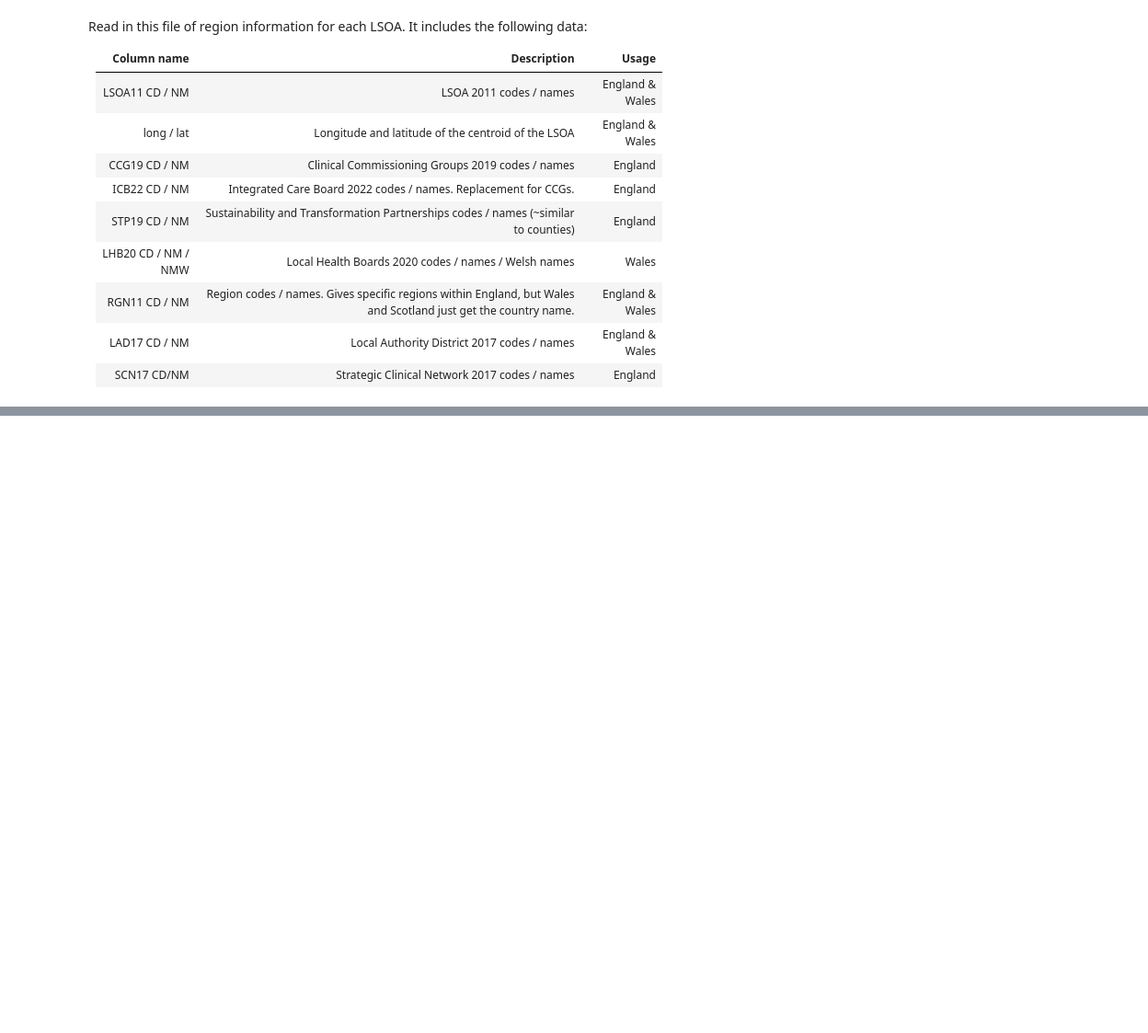
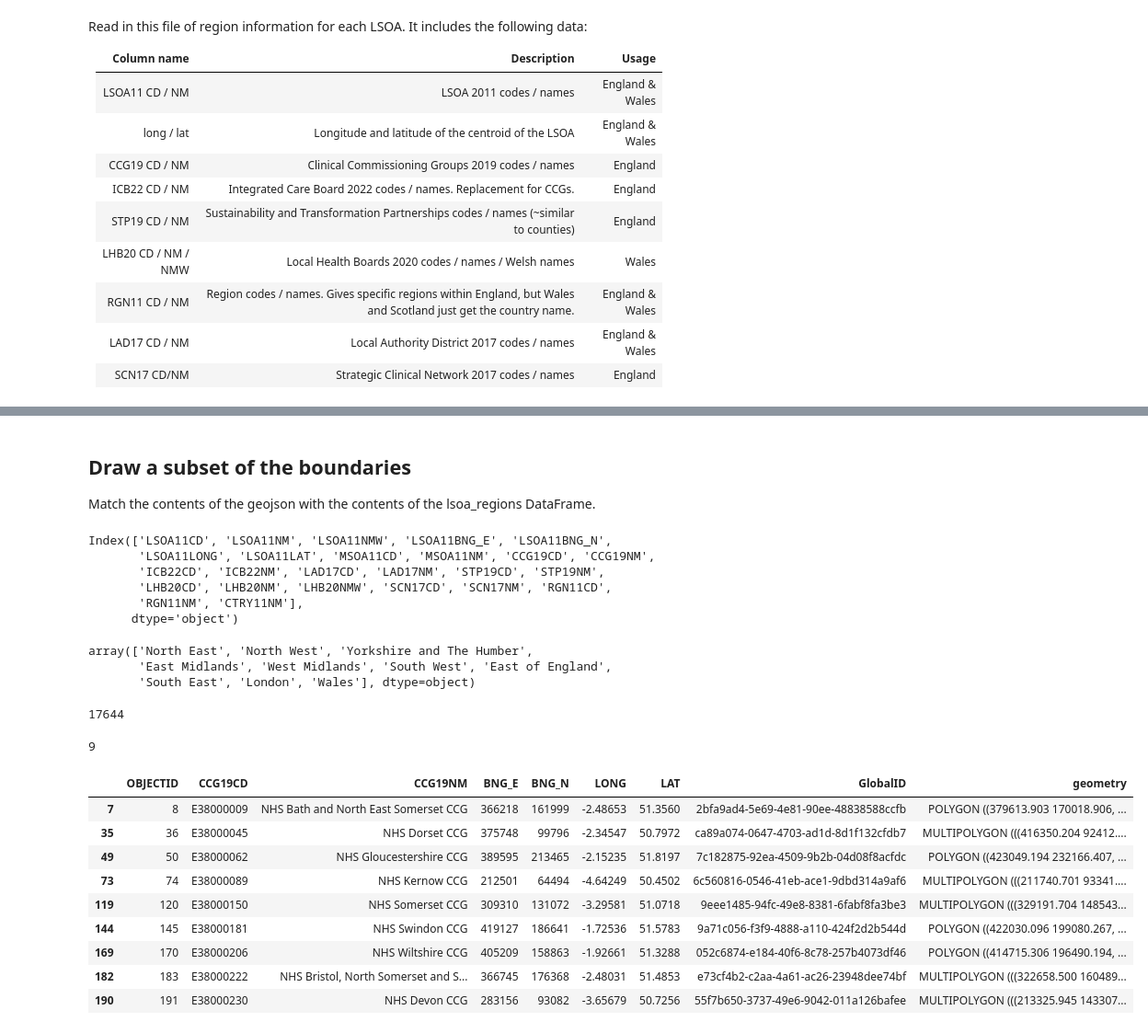
Before and after one commit to stroke-modelling/plot-maps, a Jupyter notebook: demos/01b_boundaries.ipynb, the cells around one changed output, grey strips where cells are left out. Shown at 92% size. Cells and saved outputs as stored; diff of their text form; code cells hidden in the pictures; blank space fills up the shorter version.

```diff
--- a/demos/01b_boundaries.ipynb
+++ b/demos/01b_boundaries.ipynb
@@ -157,0 +127,45 @@ plt.show()
+# %% [markdown]
+## Draw a subset of the boundaries
+
+Match the contents of the geojson with the contents of the lsoa_regions DataFrame.
+# %%
+lsoa_regions.columns
+# %% [output]
+Index(['LSOA11CD', 'LSOA11NM', 'LSOA11NMW', 'LSOA11BNG_E', 'LSOA11BNG_N',
+       'LSOA11LONG', 'LSOA11LAT', 'MSOA11CD', 'MSOA11NM', 'CCG19CD', 'CCG19NM',
+       'ICB22CD', 'ICB22NM', 'LAD17CD', 'LAD17NM', 'STP19CD', 'STP19NM',
+       'LHB20CD', 'LHB20NM', 'LHB20NMW', 'SCN17CD', 'SCN17NM', 'RGN11CD',
+       'RGN11NM', 'CTRY11NM'],
+      dtype='object')
+# %%
+lsoa_regions['RGN11NM'].unique()
+# %% [output]
+array(['North East', 'North West', 'Yorkshire and The Humber',
+       'East Midlands', 'West Midlands', 'South West', 'East of England',
+       'South East', 'London', 'Wales'], dtype=object)
+# %%
+df_to_draw = lsoa_regions[lsoa_regions['RGN11NM'] == 'South West']
+
+len(df_to_draw)
+# %% [output]
+17644
+# %%
+df_geojson_to_draw = df_geojson[
+    df_geojson['CCG19NM'].isin(df_to_draw['CCG19NM'].values)]
+
+len(df_geojson_to_draw)
+# %% [output]
+9
+# %%
+df_geojson_to_draw
+# %% [output]
+|  | OBJECTID | CCG19CD | CCG19NM | BNG_E | BNG_N | LONG | LAT | GlobalID | geometry |
+| 7 | 8 | E38000009 | NHS Bath and North East Somerset CCG | 366218 | 161999 | -2.48653 | 51.3560 | 2bfa9ad4-5e69-4e81-90ee-48838588ccfb | POLYGON ((379613.903 170018.906, ... |
+| 35 | 36 | E38000045 | NHS Dorset CCG | 375748 | 99796 | -2.34547 | 50.7972 | ca89a074-0647-4703-ad1d-8d1f132cfdb7 | MULTIPOLYGON (((416350.204 92412.... |
+| 49 | 50 | E38000062 | NHS Gloucestershire CCG | 389595 | 213465 | -2.15235 | 51.8197 | 7c182875-92ea-4509-9b2b-04d08f8acfdc | POLYGON ((423049.194 232166.407, ... |
+| 73 | 74 | E38000089 | NHS Kernow CCG | 212501 | 64494 | -4.64249 | 50.4502 | 6c560816-0546-41eb-ace1-9dbd314a9af6 | MULTIPOLYGON (((211740.701 93341.... |
+| 119 | 120 | E38000150 | NHS Somerset CCG | 309310 | 131072 | -3.29581 | 51.0718 | 9eee1485-94fc-49e8-8381-6fabf8fa3be3 | MULTIPOLYGON (((329191.704 148543... |
+| 144 | 145 | E38000181 | NHS Swindon CCG | 419127 | 186641 | -1.72536 | 51.5783 | 9a71c056-f3f9-4888-a110-424f2d2b544d | POLYGON ((422030.096 199080.267, ... |
+| 169 | 170 | E38000206 | NHS Wiltshire CCG | 405209 | 158863 | -1.92661 | 51.3288 | 052c6874-e184-40f6-8c78-257b4073df46 | POLYGON ((414715.306 196490.194, ... |
+| 182 | 183 | E38000222 | NHS Bristol, North Somerset and S... | 366745 | 176368 | -2.48031 | 51.4853 | e73cf4b2-c2aa-4a61-ac26-23948dee74bf | MULTIPOLYGON (((322658.500 160489... |
+| 190 | 191 | E38000230 | NHS Devon CCG | 283156 | 93082 | -3.65679 | 50.7256 | 55f7b650-3737-49e6-9042-011a126bafee | MULTIPOLYGON (((213325.945 143307... |
```
Also changed, not shown: parts of 18 cells of this notebook, 1 other file.
